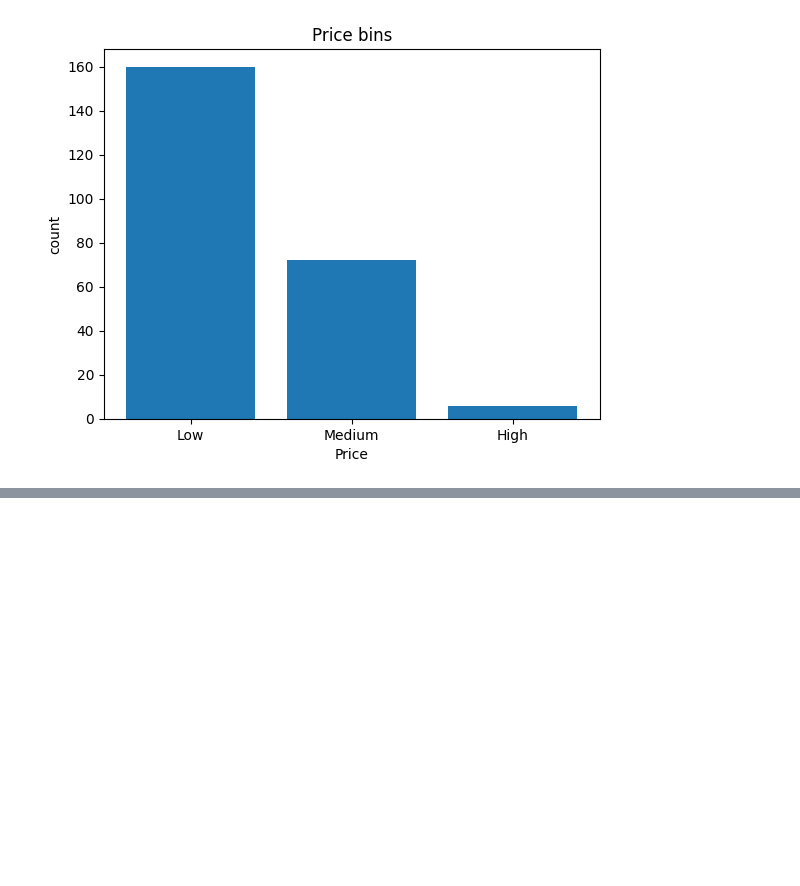
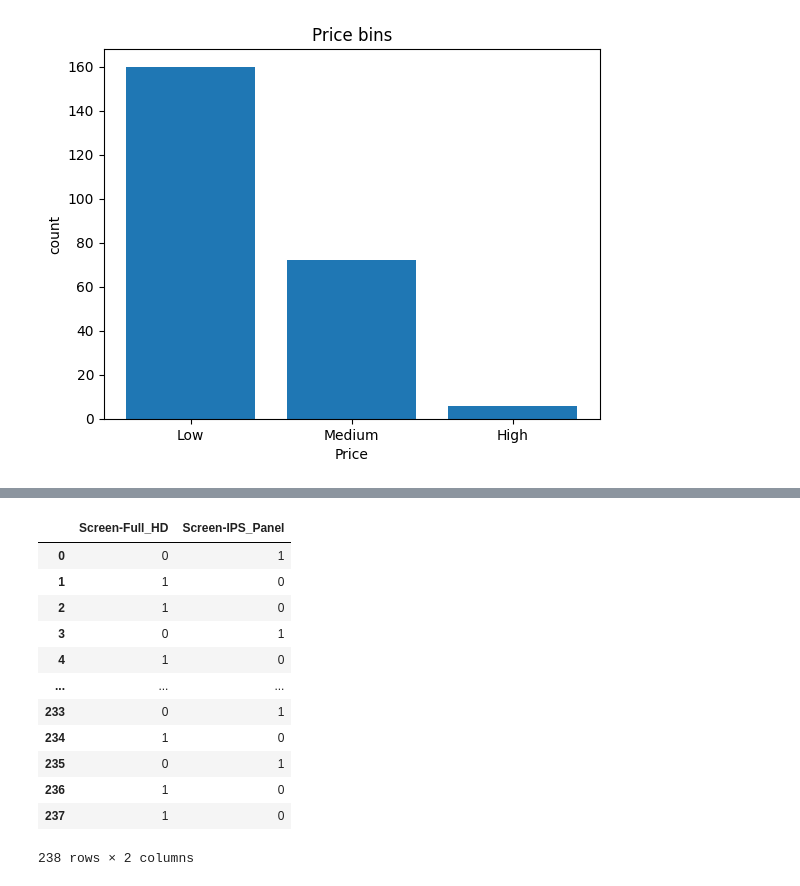
Before and after one commit to Yash070803/NoteBooks, a Jupyter notebook: DataWrangling_Tasks/Analyzing_Laptop_Data.ipynb, the cells around one changed output, grey strips where cells are left out. Cells and saved outputs as stored; diff of their text form; code cells hidden in the pictures; blank space fills up the shorter version.

```diff
--- a/DataWrangling_Tasks/Analyzing_Laptop_Data.ipynb
+++ b/DataWrangling_Tasks/Analyzing_Laptop_Data.ipynb
@@ -184,0 +215,17 @@ Text(0.5, 1.0, 'Price bins')
+# %%
+dummy_variable.rename(columns={"Full HD" : "Screen-Full_HD", "IPS Panel" : "Screen-IPS_Panel"}, inplace=True)
+dummy_variable
+# %% [output]
+|  | Screen-Full_HD | Screen-IPS_Panel |
+| 0 | 0 | 1 |
+| 1 | 1 | 0 |
+| 2 | 1 | 0 |
+| 3 | 0 | 1 |
+| 4 | 1 | 0 |
+| ... | ... | ... |
+| 233 | 0 | 1 |
+| 234 | 1 | 0 |
+| 235 | 0 | 1 |
+| 236 | 1 | 0 |
+| 237 | 1 | 0 |
+238 rows × 2 columns
```
Also changed, not shown: parts of 9 cells of this notebook.
